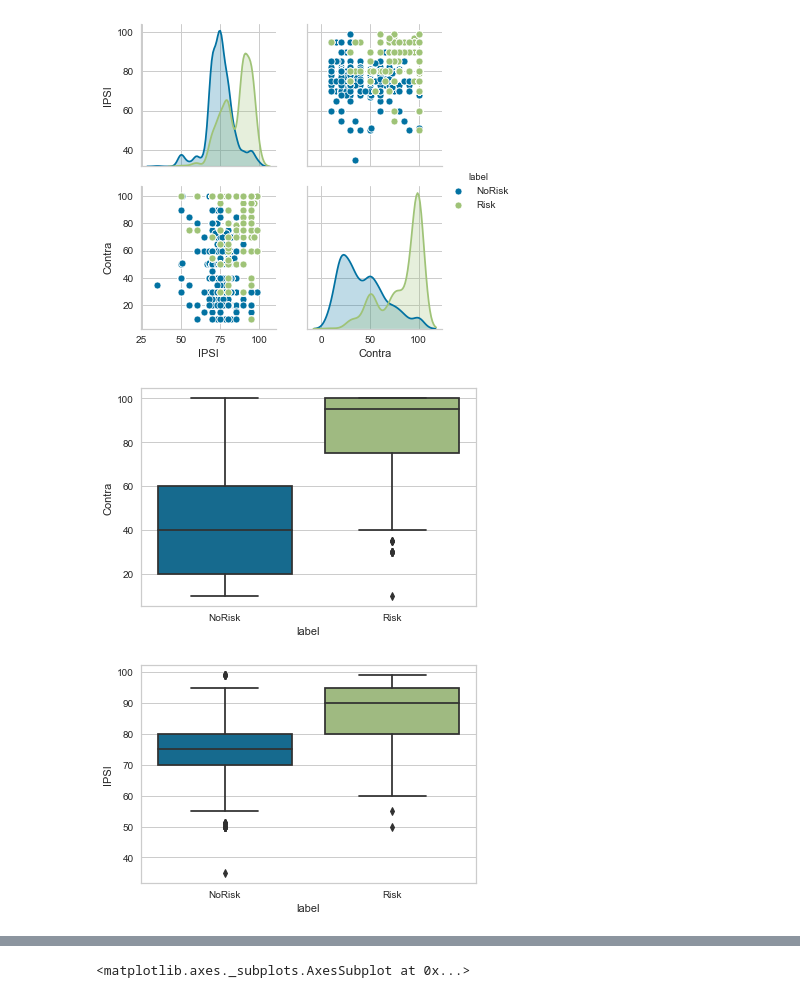
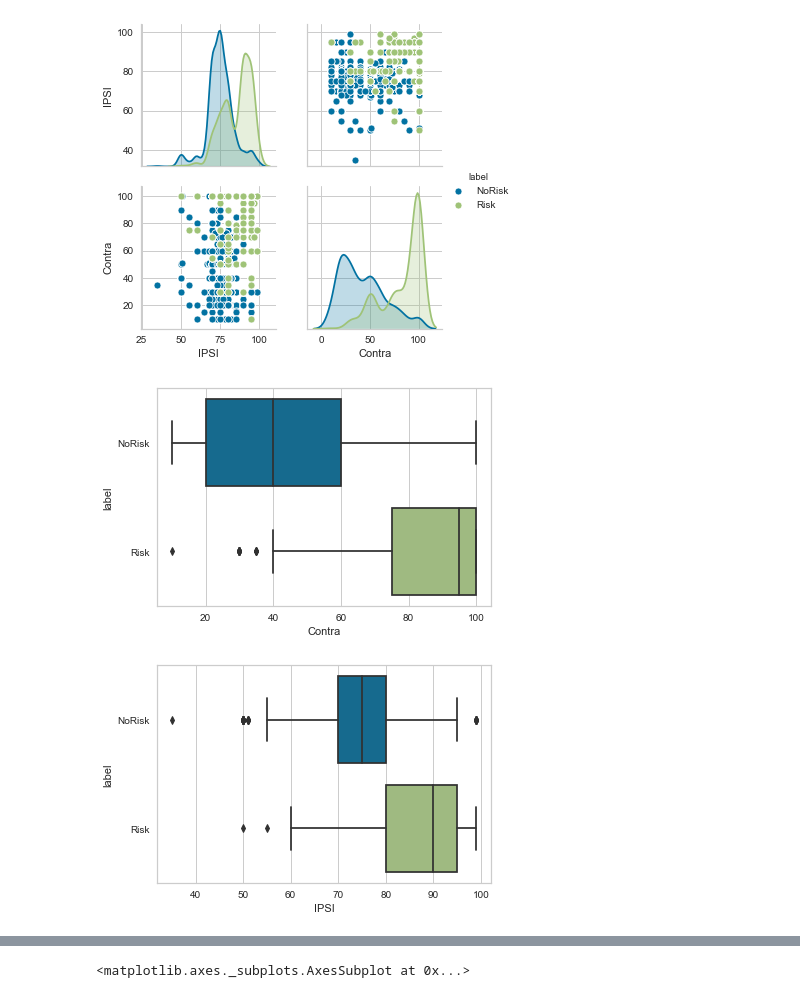
Before and after one commit to AntonyLeons/Data-Mining-ACW, a Jupyter notebook: Legacy_Data.ipynb, the cells around one changed output, grey strips where cells are left out. Drawn from its saved outputs; the diff is of its cells as text; code cells hidden in the pictures.

```diff
--- a/Legacy_Data.ipynb
+++ b/Legacy_Data.ipynb
@@ -284,12 +284,12 @@ sns.pairplot(class_data, hue='label')
 <seaborn.axisgrid.PairGrid at 0x...>
 [figure]
 # %%
-sns.boxplot(x='label',y='Contra',data=class_data)
+sns.boxplot(x='Contra',y='label',data=class_data)
 plt.show()
 # %% [output]
-[figure, old version]
+[figure, new version]
 # %%
-sns.boxplot(x='label',y='IPSI',data=class_data)
+sns.boxplot(x='IPSI',y='label',data=class_data)
 plt.show()
 # %% [output]
-[figure, old version]
+[figure, new version]
```
Also changed, not shown: parts of 42 cells of this notebook, 4 other files.
